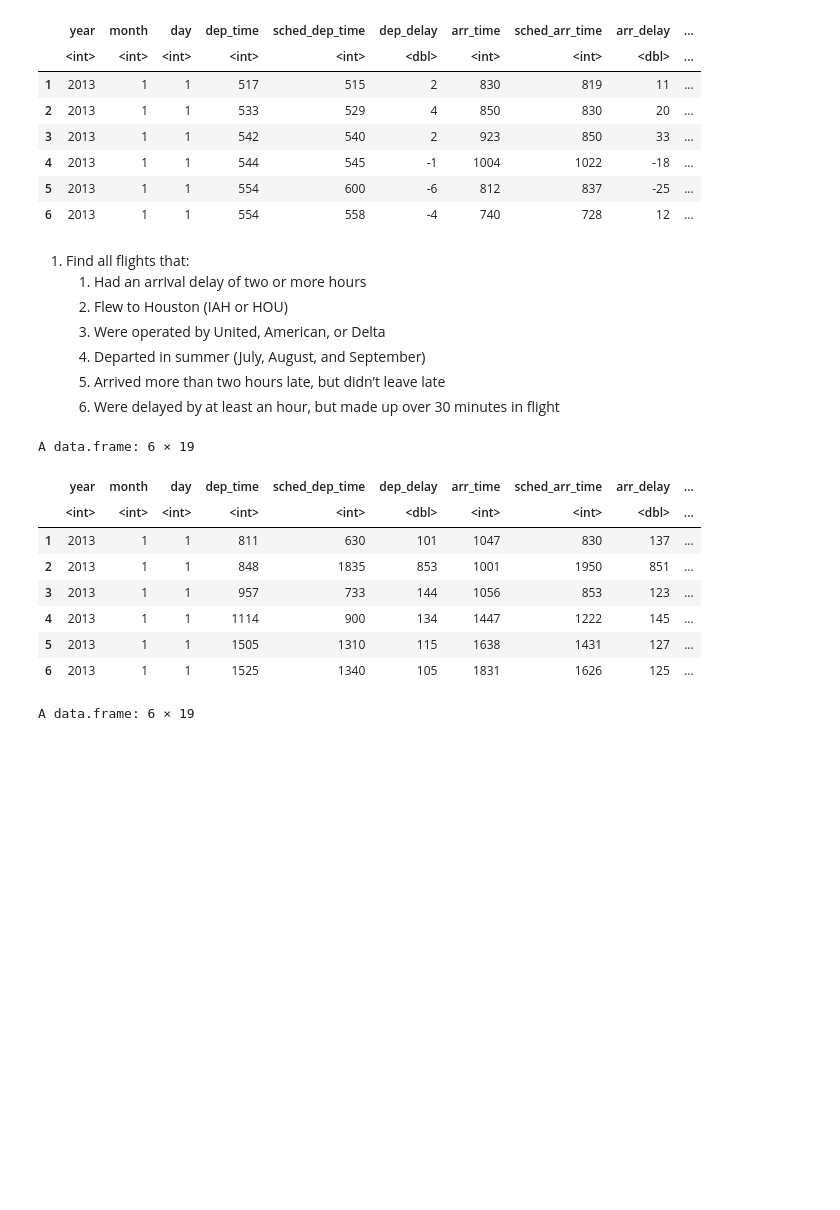
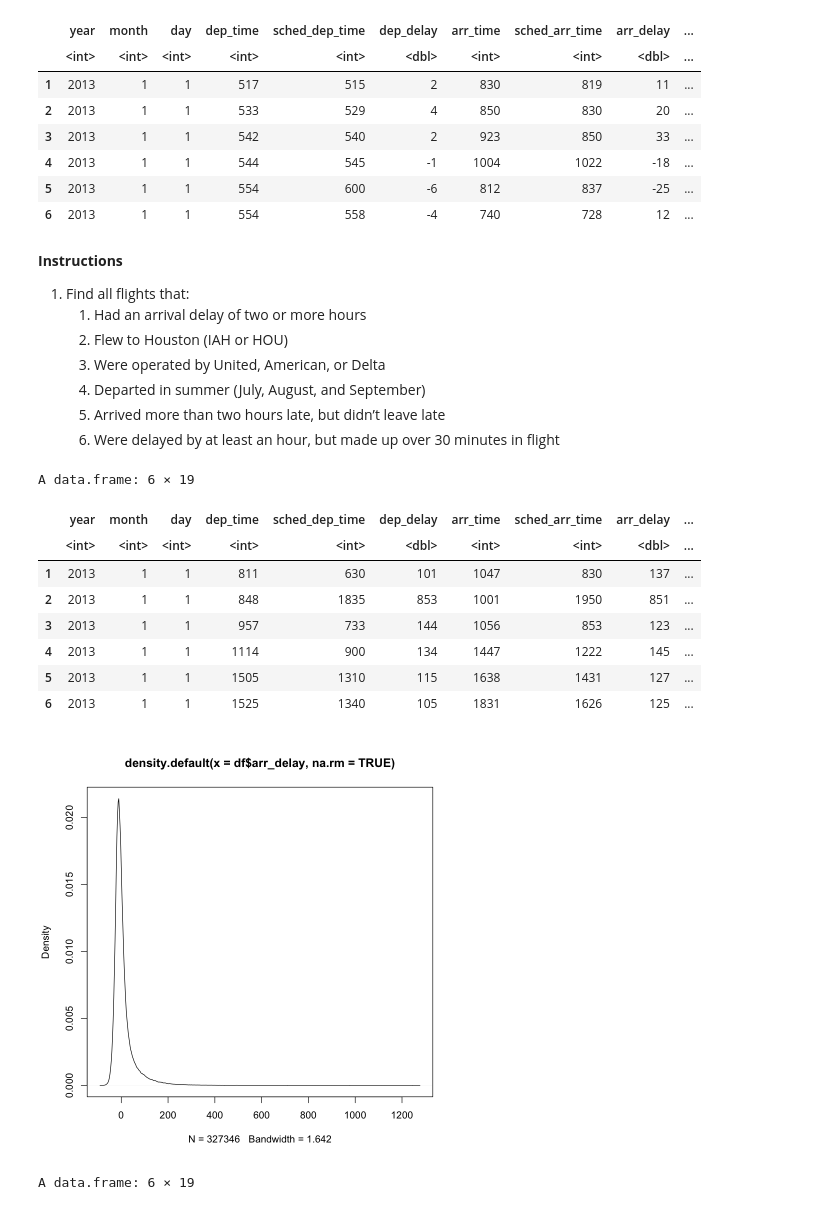
Before and after one commit to MathiasSchindlerCPH/BSE-T2-Data-Visualization-repo, a Jupyter notebook: PSET1/MSCH_PSET1_data-viz.ipynb, the cells around one changed output. Drawn from its saved outputs; the diff is of its cells as text; code cells hidden in the pictures; blank space fills up the shorter version.

```diff
--- a/PSET1/MSCH_PSET1_data-viz.ipynb
+++ b/PSET1/MSCH_PSET1_data-viz.ipynb
@@ -57,6 +47,7 @@ A data.frame: 6 × 19
 | 5 | 2013 | 1 | 1 | 554 | 600 | -6 | 812 | 837 | -25 | ... |
 | 6 | 2013 | 1 | 1 | 554 | 558 | -4 | 740 | 728 | 12 | ... |
 # %% [markdown]
+**Instructions**
 1. Find all flights that:
     1. Had an arrival delay of two or more hours
     2. Flew to Houston (IAH or HOU)
@@ -65,18 +56,25 @@ A data.frame: 6 × 19
     5. Arrived more than two hours late, but didn’t leave late
     6. Were delayed by at least an hour, but made up over 30 minutes in flight
 # %%
-# A. Had an arrival delay of two or more hours
+# A. Had an arrival delay of two or more hours (120 mins)
+
+# Given values of 'arr_delay' (x-axis of density plot), these seem to be reported in minutes as unit
+d <- density(df$arr_delay, na.rm = TRUE)
+plot(d)
+
+# Report flights with 120 or more mins arrival delays
 head(filter(df, arr_delay >= 120))
 # %% [output]
 A data.frame: 6 × 19
 |  | year | month | day | dep_time | sched_dep_time | dep_delay | arr_time | sched_arr_time | arr_delay | ... |
 |  | <int> | <int> | <int> | <int> | <int> | <dbl> | <int> | <int> | <dbl> | ... |
 | 1 | 2013 | 1 | 1 | 811 | 630 | 101 | 1047 | 830 | 137 | ... |
 | 2 | 2013 | 1 | 1 | 848 | 1835 | 853 | 1001 | 1950 | 851 | ... |
 | 3 | 2013 | 1 | 1 | 957 | 733 | 144 | 1056 | 853 | 123 | ... |
 | 4 | 2013 | 1 | 1 | 1114 | 900 | 134 | 1447 | 1222 | 145 | ... |
 | 5 | 2013 | 1 | 1 | 1505 | 1310 | 115 | 1638 | 1431 | 127 | ... |
 | 6 | 2013 | 1 | 1 | 1525 | 1340 | 105 | 1831 | 1626 | 125 | ... |
+[figure, added]
 # %%
 # B. Flew to Houston (IAH or HOU)
 head(filter(df, dest == 'IAH' | dest == 'HOU'))
```
Also changed, not shown: parts of 21 cells of this notebook.
